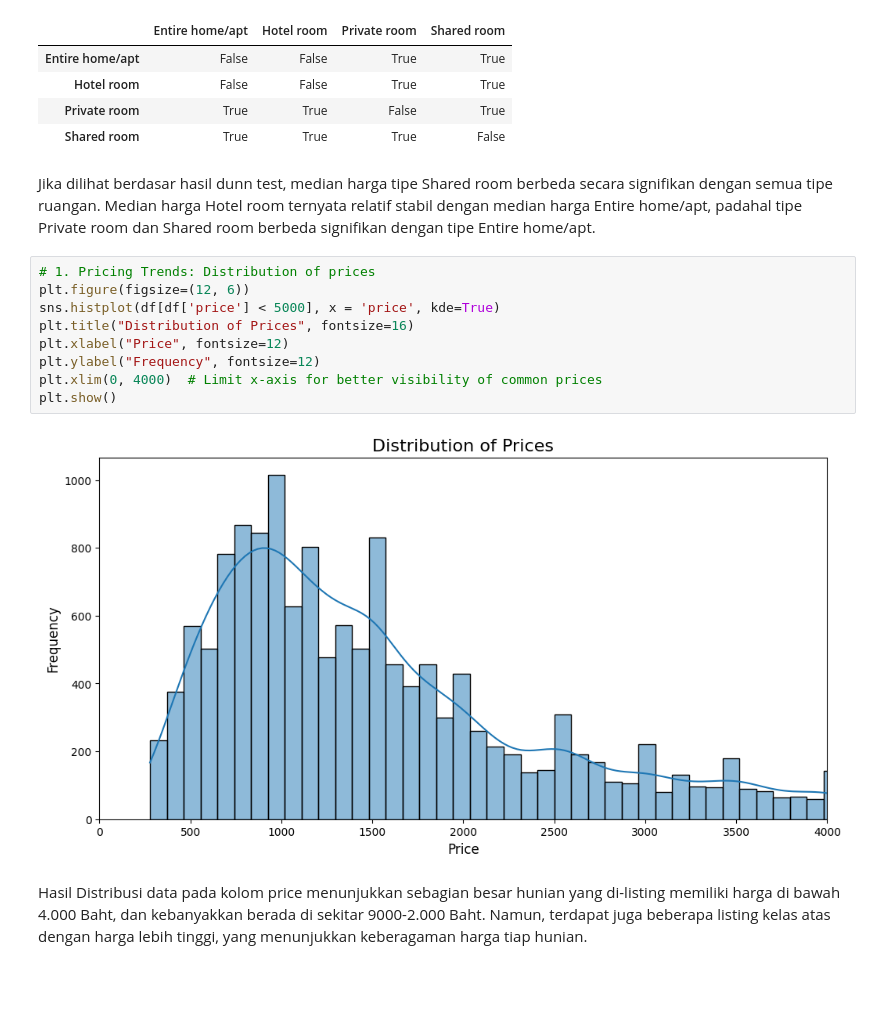
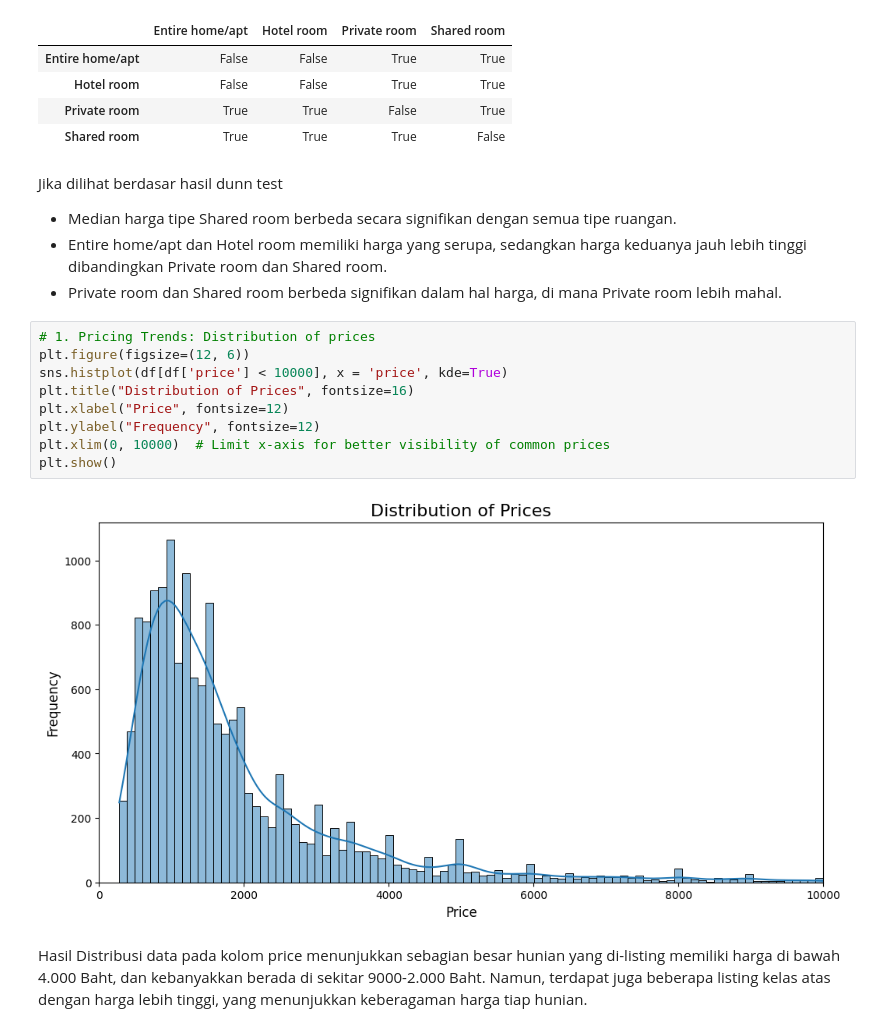
Before and after one commit to NabilRakhaD/Purwadhika-Capstone2, a Jupyter notebook: app.ipynb, the cells around one changed output. Saved outputs shown, nothing was run; the diff lists cells and outputs as text; blank space fills up the shorter version.

```diff
--- a/app.ipynb
+++ b/app.ipynb
@@ -907,18 +944,21 @@ posthoc < 0.05
 | Private room | True | True | False | True |
 | Shared room | True | True | True | False |
 # %% [markdown]
-Jika dilihat berdasar hasil dunn test, median harga tipe Shared room berbeda secara signifikan dengan semua tipe ruangan. Median harga Hotel room ternyata relatif stabil dengan median harga Entire home/apt, padahal tipe Private room dan Shared room berbeda signifikan dengan tipe Entire home/apt.
+Jika dilihat berdasar hasil dunn test
+- Median harga tipe Shared room berbeda secara signifikan dengan semua tipe ruangan.
+- Entire home/apt dan Hotel room memiliki harga yang serupa, sedangkan harga keduanya jauh lebih tinggi dibandingkan Private room dan Shared room.
+- Private room dan Shared room berbeda signifikan dalam hal harga, di mana Private room lebih mahal.
 # %%
 # 1. Pricing Trends: Distribution of prices
 plt.figure(figsize=(12, 6))
-sns.histplot(df[df['price'] < 5000], x = 'price', kde=True)
+sns.histplot(df[df['price'] < 10000], x = 'price', kde=True)
 plt.title("Distribution of Prices", fontsize=16)
 plt.xlabel("Price", fontsize=12)
 plt.ylabel("Frequency", fontsize=12)
-plt.xlim(0, 4000)  # Limit x-axis for better visibility of common prices
+plt.xlim(0, 10000)  # Limit x-axis for better visibility of common prices
 plt.show()
 # %% [output]
-[figure, old version]
+[figure, new version]
 # %% [markdown]
 Hasil Distribusi data pada kolom price menunjukkan sebagian besar hunian yang di-listing memiliki harga di bawah 4.000 Baht, dan kebanyakkan berada di sekitar 9000-2.000 Baht. Namun, terdapat juga beberapa listing kelas atas dengan harga lebih tinggi, yang menunjukkan keberagaman harga tiap hunian.
 # %% [markdown]
```
Also changed, not shown: parts of 14 cells of this notebook.
